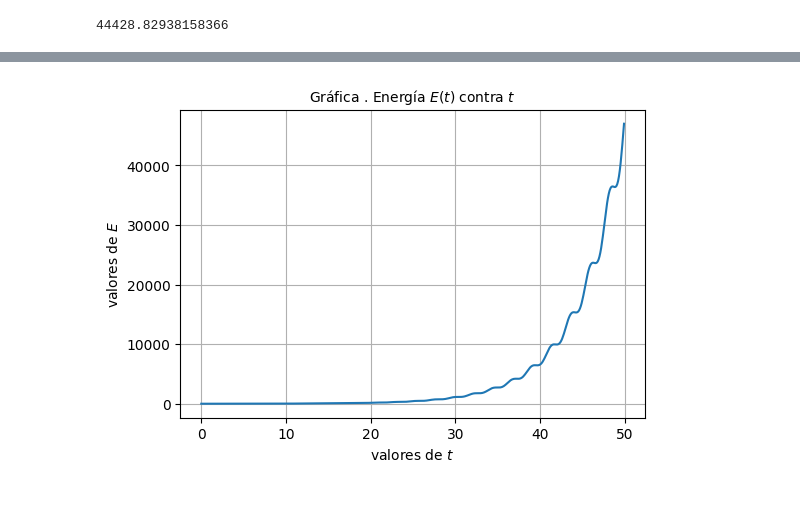
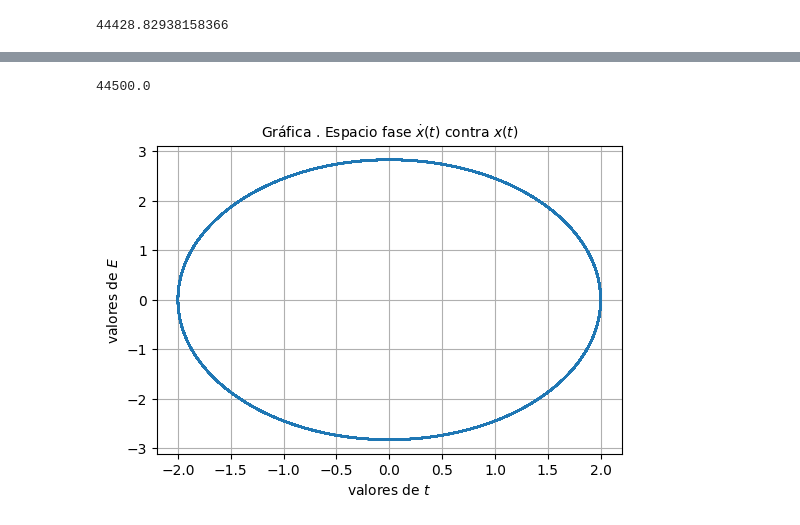
Before and after one commit to lbenet/2017-2_TSFisComputacional-1, a Jupyter notebook: tareas/rene/Tarea6.ipynb, the cells around one changed output, grey strips where cells are left out. Cells and saved outputs as stored; diff of their text form; code cells hidden in the pictures.

```diff
--- a/tareas/rene/Tarea6.ipynb
+++ b/tareas/rene/Tarea6.ipynb
@@ -343,15 +345,17 @@ function metRungeKutta2(f1,f2,x0,y0,z0,N,h)
     z[1]=z0
     E[1]=(1/2)*z[1]^2+y[1]^2#energía inicial
     for i in 1:N-1
-        kn11=f1(x[i],y[i],z[i])
-        kn21=f1(x[i]+(1/2)*h,y[i]+(1/2)*h*kn11,z[i]+(1/2)*h*kn11)
-        kn31=f1(x[i]+(1/2)*h,y[i]+(1/2)*h*kn21,z[i]+(1/2)*h*kn21)
-        kn41=f1(x[i]+h,y[i]+h*kn31,z[i]+h*kn31)
+        kn11=f1(x[i],y[i],z[i])#kn1 para f
+        kn12=f2(x[i],y[i],z[i])#kn1 para g
 
-        kn12=f2(x[i],y[i],z[i])
-        kn22=f2(x[i]+(1/2)*h,y[i]+(1/2)*h*kn12,z[i]+(1/2)*h*kn12)
-        kn32=f2(x[i]+(1/2)*h,y[i]+(1/2)*h*kn22,z[i]+(1/2)*h*kn22)
-        kn42=f2(x[i]+h,y[i]+h*kn32,z[i]+h*kn32)
+        kn21=f1(x[i]+(1/2)*h,y[i]+(1/2)*h*kn11,z[i]+(1/2)*h*kn12)#kn1 para f
+        kn22=f2(x[i]+(1/2)*h,y[i]+(1/2)*h*kn11,z[i]+(1/2)*h*kn12)#kn1 para g
+
+        kn31=f1(x[i]+(1/2)*h,y[i]+(1/2)*h*kn21,z[i]+(1/2)*h*kn22)#kn1 para f
+        kn32=f2(x[i]+(1/2)*h,y[i]+(1/2)*h*kn21,z[i]+(1/2)*h*kn22)#kn1 para g
+
+        kn41=f1(x[i]+h,y[i]+h*kn31,z[i]+h*kn32)#kn1 para f
+        kn42=f2(x[i]+h,y[i]+h*kn31,z[i]+h*kn32)#kn1 para g
 
         y[i+1]=y[i]+(h/6)*(kn11 +2kn21+2kn31+kn41)
         z[i+1]=z[i]+(h/6)*(kn12 +2kn22+2kn32+kn42)
@@ -368,8 +374,8 @@ f2(t,x,y)=-2x #segunda derivada de x
 x0=0
 y0=2
 z0=0
-N=500
-h=0.1
+N=44500
+h=0.01
 t,x,y,E=metRungeKutta2(f1,f2,x0,y0,z0,N,h)
 g(t)=2.0*cos(sqrt(2)*t) #función analítica
 (a,b)=funcion(g,N,h)
@@ -381,12 +387,17 @@ WARNING: Method definition g(Any) in module Main at In[6]:9 overwritten at In[9]
+# %%
+44500000*0.001
+# %% [output]
+44500.0
 # %%
 figure(figsize=(6,4)) # este comando define el tamaño de la figura
-plot(t,E)    # este comando pinta la función f'(x);
-#plot(a,b)
-title(L"Gráfica . Energía $E(t)$ contra $t$", fontsize=10)
+plot(x,y)    # este comando pinta la función f'(x);
+#plot(t,y)
+#plot(t,E)
+title(L"Gráfica . Espacio fase $\dot{x}(t)$ contra $x(t)$", fontsize=10)
 xlabel(L"valores de $t$")
 ylabel(L"valores de $E$")
 #xscale("log")
 #yscale("log")
 grid()
 # %% [output]
-[figure, old version]
+[figure, new version]
```
Also changed, not shown: parts of 5 cells of this notebook.
